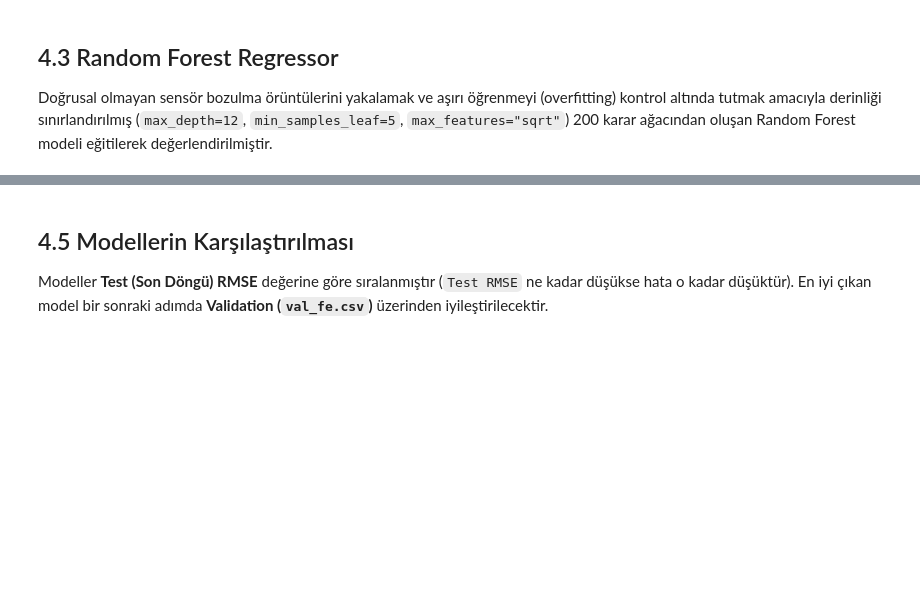
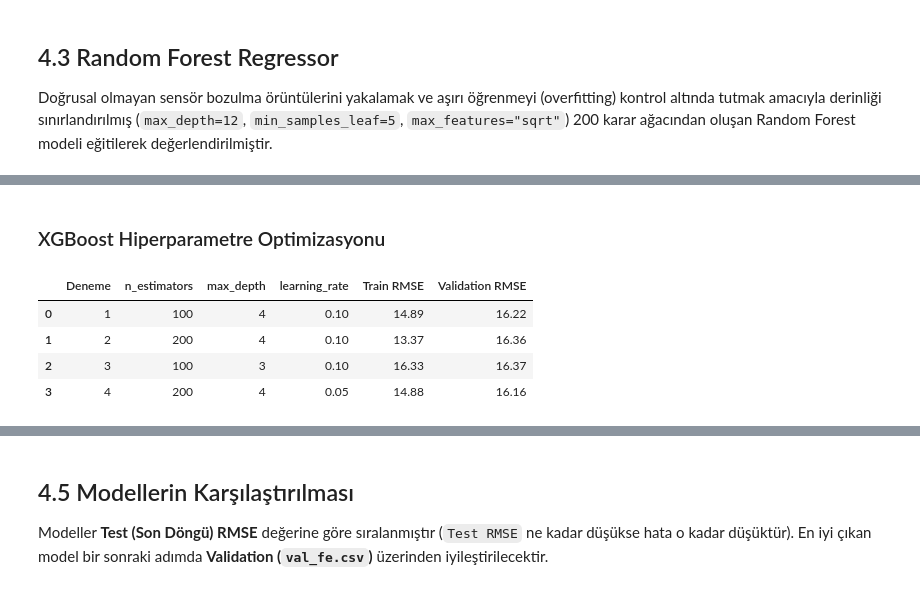
Before and after one commit to nigaarr/turbofan-predictive-maintenance, a Jupyter notebook: notebooks/04_model_eğitimi.ipynb, the cells around one changed output, grey strips where cells are left out. Drawn from its saved outputs; the diff is of its cells as text; code cells hidden in the pictures; blank space fills up the shorter version.

```diff
--- a/notebooks/04_model_eğitimi.ipynb
+++ b/notebooks/04_model_eğitimi.ipynb
@@ -232,0 +245,51 @@ Ezberleme  -> Test - Train RMSE: +5.47 döngü (Hafif Fark (Kontrollü))
+# %% [markdown]
+### XGBoost Hiperparametre Optimizasyonu
+# %%
+from xgboost import XGBRegressor
+from sklearn.metrics import mean_squared_error
+import numpy as np
+import pandas as pd
+
+parametreler = [
+    {"n_estimators": 100, "max_depth": 4, "learning_rate": 0.1},
+    {"n_estimators": 200, "max_depth": 4, "learning_rate": 0.1},
+    {"n_estimators": 100, "max_depth": 3, "learning_rate": 0.1},
+    {"n_estimators": 200, "max_depth": 4, "learning_rate": 0.05}
+]
+
+sonuclar = []
+
+for i, p in enumerate(parametreler, start=1):
+    model = XGBRegressor(
+        **p,
+        objective="reg:squarederror",
+        random_state=42,
+        n_jobs=-1
+    )
+
+    model.fit(X_tr, y_tr)
+
+    train_tahmin = model.predict(X_tr)
+    val_tahmin = model.predict(X_val)
+
+    train_rmse = np.sqrt(mean_squared_error(y_tr, train_tahmin))
+    val_rmse = np.sqrt(mean_squared_error(y_val, val_tahmin))
+
+    sonuclar.append({
+        "Deneme": i,
+        "n_estimators": p["n_estimators"],
+        "max_depth": p["max_depth"],
+        "learning_rate": p["learning_rate"],
+        "Train RMSE": round(train_rmse, 2),
+        "Validation RMSE": round(val_rmse, 2)
+    })
+
+xgb_sonuclar = pd.DataFrame(sonuclar)
+
+display(xgb_sonuclar)
+# %% [output]
+|  | Deneme | n_estimators | max_depth | learning_rate | Train RMSE | Validation RMSE |
+| 0 | 1 | 100 | 4 | 0.10 | 14.89 | 16.22 |
+| 1 | 2 | 200 | 4 | 0.10 | 13.37 | 16.36 |
+| 2 | 3 | 100 | 3 | 0.10 | 16.33 | 16.37 |
+| 3 | 4 | 200 | 4 | 0.05 | 14.88 | 16.16 |
```
Also changed, not shown: parts of 10 cells of this notebook.
